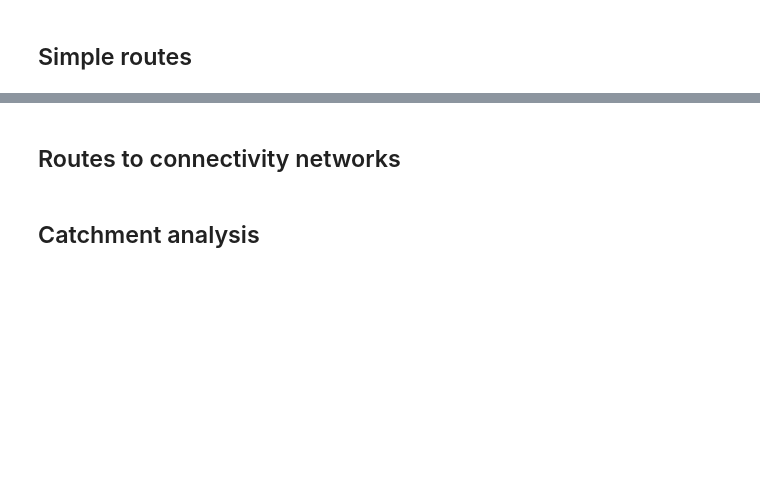
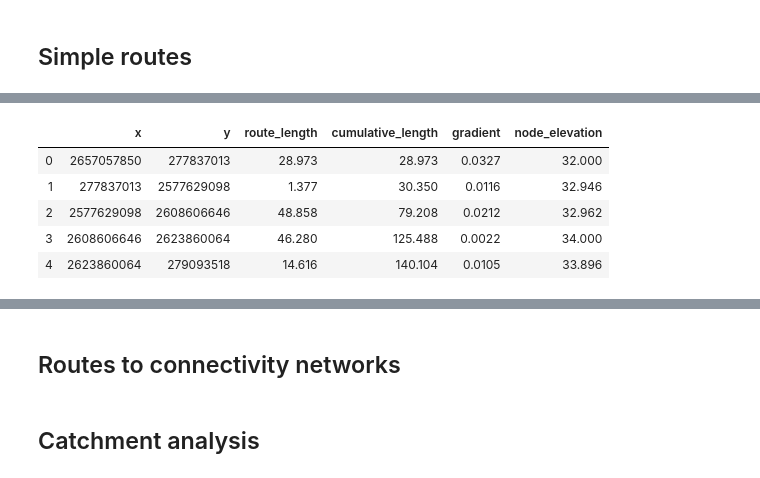
Before and after one commit to shriv/foss4g-workshop, a Jupyter notebook: notebooks/applications.ipynb, the cells around one changed output, grey strips where cells are left out. Cells and saved outputs as stored; diff of their text form; code cells hidden in the pictures; blank space fills up the shorter version.

```diff
--- a/notebooks/applications.ipynb
+++ b/notebooks/applications.ipynb
@@ -183,0 +199,25 @@ G.get_edge_data(p[0][0], p[0][1])
+# %%
+# Get length of edge in route from Graph
+df_route['route_length'] = df_route.apply(lambda row:
+                                          G_elev.get_edge_data(row['x'],
+                                                               row['y'])[0].get('length'),
+                                          axis=1)
+# Get cumulative length of route
+df_route['cumulative_length'] = np.cumsum(df_route['route_length'])
+# Get gradient of edge from Graph
+df_route['gradient'] = df_route.apply(lambda row:
+                                      G_elev.get_edge_data(row['x'],
+                                                           row['y'])[0].get('grade_abs'),
+                                      axis=1)
+# Get elevation of node in route from Graph
+df_route['node_elevation'] = [G_elev_nodes_df[G_elev_nodes_df['osmid'] == x]
+                              ['elevation'][x] for x in df_route['x']]
+# Look at the dataframe
+df_route.head()
+# %% [output]
+|  | x | y | route_length | cumulative_length | gradient | node_elevation |
+| 0 | 2657057850 | 277837013 | 28.973 | 28.973 | 0.0327 | 32.000 |
+| 1 | 277837013 | 2577629098 | 1.377 | 30.350 | 0.0116 | 32.946 |
+| 2 | 2577629098 | 2608606646 | 48.858 | 79.208 | 0.0212 | 32.962 |
+| 3 | 2608606646 | 2623860064 | 46.280 | 125.488 | 0.0022 | 34.000 |
+| 4 | 2623860064 | 279093518 | 14.616 | 140.104 | 0.0105 | 33.896 |
```
Also changed, not shown: parts of 11 cells of this notebook.
